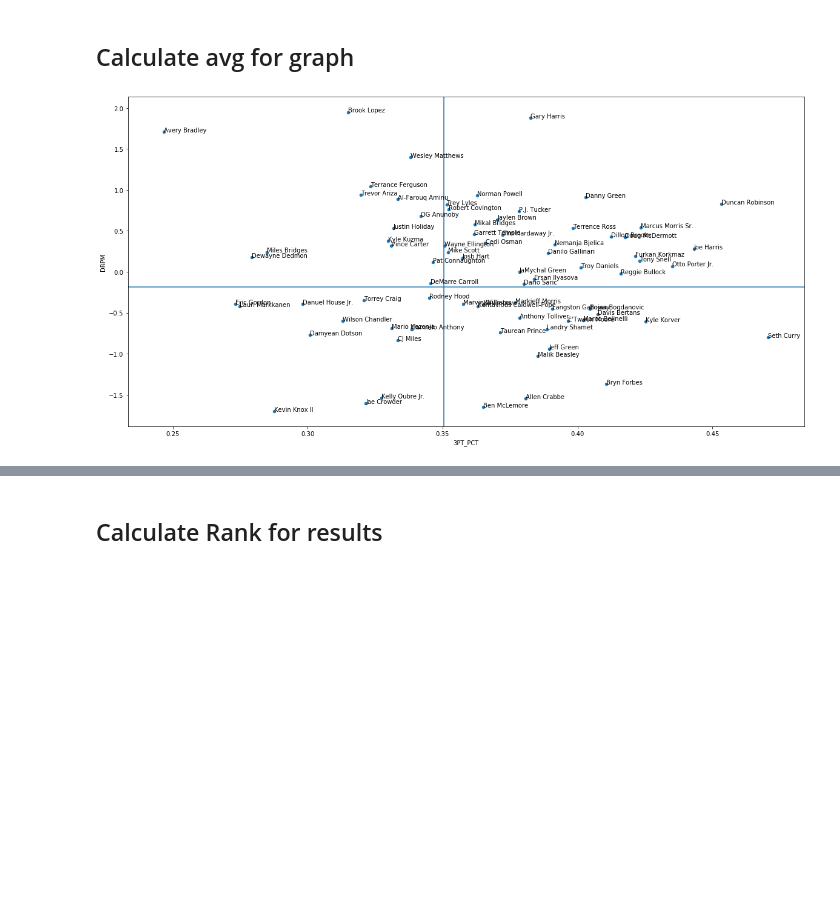
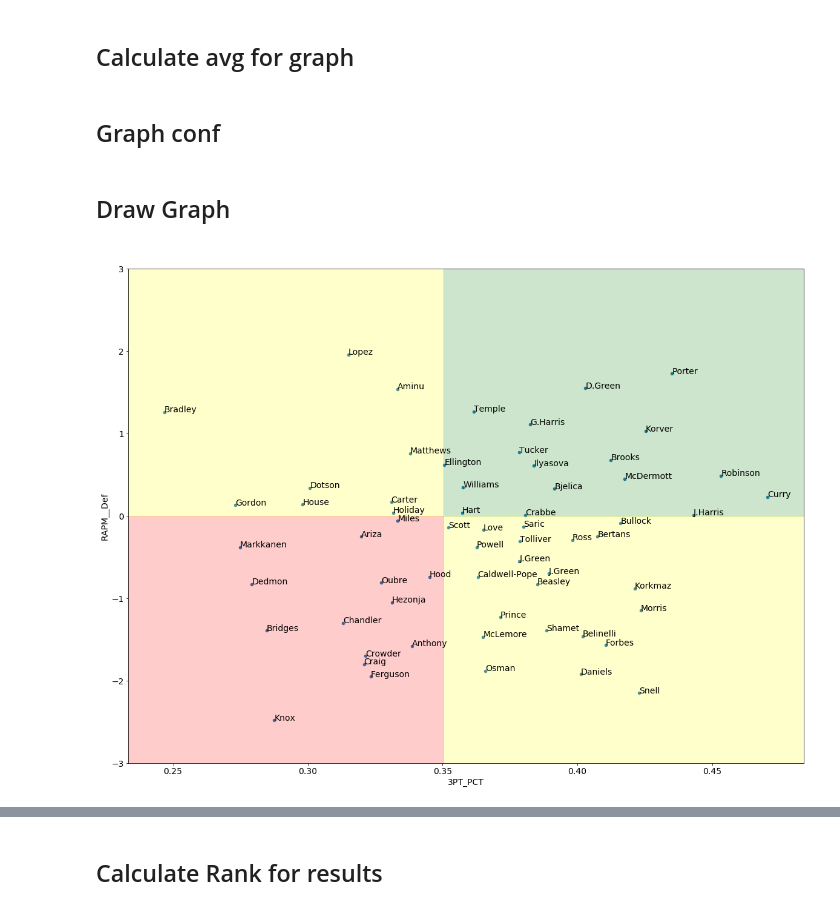
Before and after one commit to ryoyop/Baketball, a Jupyter notebook: best_3_&_d.ipynb, the cells around one changed output, grey strips where cells are left out. Drawn from its saved outputs; the diff is of its cells as text; code cells hidden in the pictures; blank space fills up the shorter version.

```diff
--- a/best_3_&_d.ipynb
+++ b/best_3_&_d.ipynb
@@ -476,2 +449,4 @@ rpm_df = pd.read_excel("rpm.xlsx")
+# %%
+rapm_df = pd.read_csv("rapm.csv").drop_duplicates()
 # %% [markdown]
 ## Calculate avg for graph
@@ -482,9 +453,40 @@ rpm_3pt_usg_df = usage_3pt_merge.merge(rpm_df,on="PLAYER_NAME")
-# %%
-ax = rpm_3pt_usg_df.plot.scatter(x="3PT_PCT",y="DRPM",figsize=(20,10))
-plt.axvline(avg_shooting_pct)
-plt.axhline(avg_rpm_df)
-for i, txt in enumerate(rpm_3pt_usg_df.PLAYER_NAME):
-    ax.annotate(txt, (rpm_3pt_usg_df["3PT_PCT"].iat[i],rpm_3pt_usg_df["DRPM"].iat[i]))
-plt.show()
-# %% [output]
-[figure, removed]
+# %%
+avg_rapm = rapm_df["RAPM__Def"].mean()
+# %% [markdown]
+## Graph conf
+# %%
+from matplotlib.patches import Rectangle
+min_drpm = -3.5#rpm_3pt_usg_df["DRPM"].min()
+max_drpm = 3.5#rpm_3pt_usg_df["DRPM"].max()
+min_shot_pct = 0#rpm_3pt_usg_df["3PT_PCT"].min()
+max_shot_pct = 0.55
+alpha= 0.2
+plt.rc('font', size=14)
+# %% [markdown]
+## Draw Graph
+# %%
+# split here to two graph because overlap of text
+rapm_3pt_usg_df = usage_3pt_merge.merge(rapm_df,on="PLAYER_NAME")
+rapm_3pt_usg_df = rapm_3pt_usg_df.sort_values("RAPM__Def")
+rapm_3pt_usg_df = rapm_3pt_usg_df[~rapm_3pt_usg_df["PLAYER_NAME"].isin(["Pat Connaughton","Trey Lyles","Danilo Gallinari","Tim Hardaway Jr.","Markieff Morris","Bojan Bogdanovic","OG Anunoby","Jaylen Brown","Langston Galloway","Mikal Bridges","DeMarre Carroll","Kyle Kuzma"])]
+
+ax = rapm_3pt_usg_df.plot.scatter(x="3PT_PCT",y="RAPM__Def",figsize=(20,15))
+ax.add_patch(Rectangle((min_shot_pct,min_drpm), avg_shooting_pct - min_shot_pct , abs(avg_rapm - min_drpm),color='red',alpha=alpha))
+ax.add_patch(Rectangle((min_shot_pct,avg_rapm), avg_shooting_pct - min_shot_pct , abs(max_drpm - avg_rapm),color='yellow',alpha=alpha))
+ax.add_patch(Rectangle((avg_shooting_pct,min_drpm), max_shot_pct - avg_shooting_pct , abs(avg_rapm - min_drpm),color='yellow',alpha=alpha))
+ax.add_patch(Rectangle((avg_shooting_pct,avg_rapm), max_shot_pct - avg_shooting_pct , abs(max_drpm - avg_rapm),color='green',alpha=alpha))
+ax.set_ylim(-3,3)
+for i, txt in enumerate(rapm_3pt_usg_df.PLAYER_NAME):
+    last_name_cnt = rapm_3pt_usg_df[rapm_3pt_usg_df["PLAYER_NAME"].str.contains(" " + txt.split(" ")[1])].count()["primaryKey"]
+
+    if(last_name_cnt > 1): # take first name and last name
+        name = txt.split(" ")[0][0] + "." + txt.split(" ")[1]
+    else: # take last name
+        name = txt.split(" ")[1]
+
+    ax.annotate( name, (rapm_3pt_usg_df["3PT_PCT"].iat[i],rapm_3pt_usg_df["RAPM__Def"].iat[i]),\
+                xytext=(rapm_3pt_usg_df["3PT_PCT"].iat[i],rapm_3pt_usg_df["RAPM__Def"].iat[i]), textcoords='data',rotation=0)
+
+plt.show()
+# %% [output]
+[figure, added]
```
Also changed, not shown: parts of 23 cells of this notebook, 3 other files.
